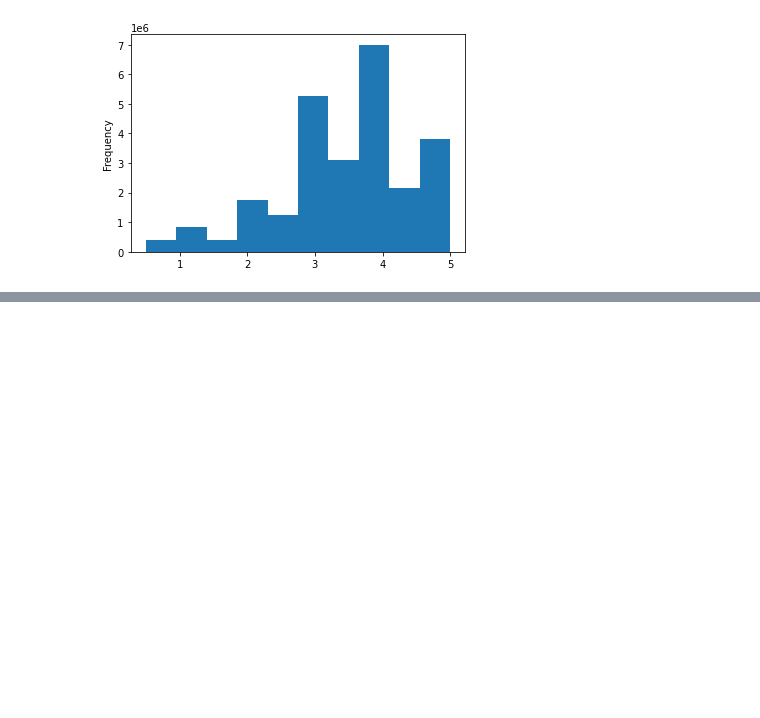
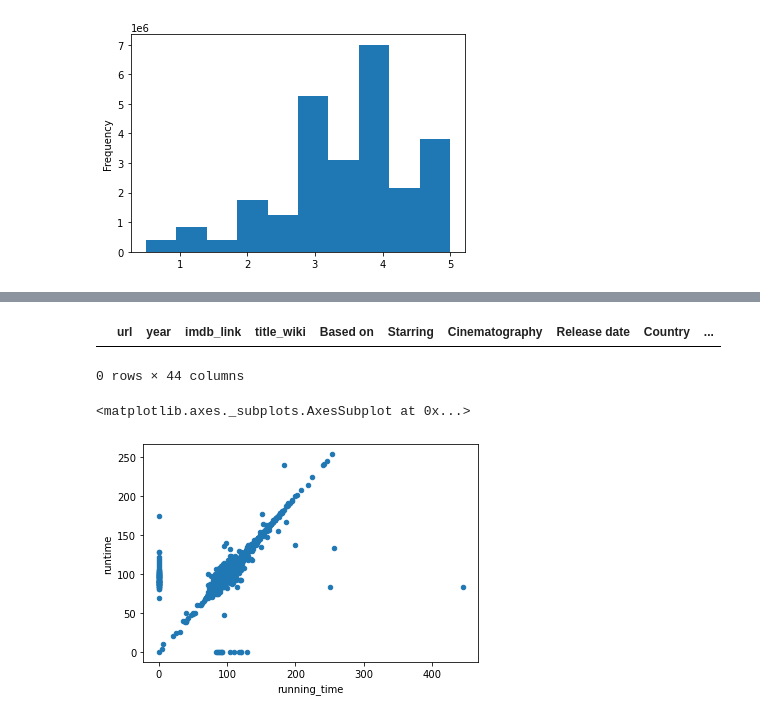
Before and after one commit to Nickguild1993/Movies_database_ETL, a Jupyter notebook: wikipedia_movies_extraction.ipynb, the cells around one changed output, grey strips where cells are left out. Cells and saved outputs as stored; diff of their text form; code cells hidden in the pictures; blank space fills up the shorter version.

Commit message:
up to 8.4.2 done...

```diff
--- a/wikipedia_movies_extraction.ipynb
+++ b/wikipedia_movies_extraction.ipynb
@@ -1697,7 +1679,7 @@ Name: Release date, Length: 7033, dtype: object
 # Similar pattern to parsing box office and budget, but with different forms.
 
 # make a variable that holds the non-null values of Release date in the Dataframe, converting lists to strings.
+release_date = wiki_movies_df['Release date'].dropna().apply(lambda x: ' '.join(x) if type(x) == list else x)
 
-release_date = wiki_movies_df["Release date"].dropna().apply(lambda x: "" if type(x) == list else x)
 release_date.head(30)
 # %% [output]
@@ -1765,5 +1726,9 @@ release_date.str.extract(f'({date_form_one} | {date_form_two} | {date_form_three
 # %%
+# extract the dates with:
+# release_date.str.extract(f'({date_form_one}|{date_form_two}|{date_form_three}|{date_form_four})', flags=re.IGNORECASE)
+
+
 # instead of creating out own function to parse the dates, we'll use the built in **to_datetime() method in pandas.
 # Since there are different date formats, set the "infer_datetime_format" option to True.
 
-wiki_movies_df["Release date"]= pd.to_datetime(release_date.str.extract(f'({date_form_one} | {date_form_two} | {date_form_three} | {date_form_four})')[0], infer_datetime_format = True)
+wiki_movies_df['release_date'] = pd.to_datetime(release_date.str.extract(f'({date_form_one}|{date_form_two}|{date_form_three}|{date_form_four})')[0], infer_datetime_format=True)
@@ -2116,0 +2089,18 @@ Name: rating, dtype: float64
+# %%
+# print out a list of columns so we can see which ones are redundant.
+# use the "suffixes" parameter to make it easier to identify from which table each column came from.
+
+movies_df = pd.merge(wiki_movies_df, kaggle_metadata, on= "imdb_id", suffixes =["_wiki", "_kaggle"])
+
+# 7 pairs of columns that have redundant data
+
+# Competing data:
+# Wiki                     Movielens                Resolution
+#--------------------------------------------------------------------------
+# title_wiki               title_kaggle             Drop title_wiki (not done)
+# running_time             runtime                  Drop running_time, fill in (kaggle) zeros w/ wiki data (not done)
+# budget_wiki              budget_kaggle            Drop budget_wiki, fill in (kaggle) zeros w/ wiki data (not done)
+# box_office               revenue                  Drop box_office, fill (kaggle) zeros w/ wiki data (not done)
+# release_date_wiki        release_date_kaggle      Drop release_date_wiki (not done)
+# Language                 original_language        Drop Language (not done)
+# Production company(s)    production_companies     Drop Production company(s) (not done)
@@ -2116,0 +2148,33 @@ Name: rating, dtype: float64
+# %%
+# TITLE cont.
+#confirm that there aren't any missing titles in the kaggle data.
+
+movies_df[(movies_df["title_kaggle"]== "") | (movies_df["title_kaggle"].isnull())]
+
+# no nulls and no empty strings ("")
+
+# so we can just blow up the wikipedia titles
+
+# RESOLUTION FOR TITLES: DROP TITLE_WIKI
+# %% [output]
+|  | url | year | imdb_link | title_wiki | Based on | Starring | Cinematography | Release date | Country | ... |
+0 rows × 44 columns
+# %%
+## RUNTIME ## (wiki: running_time, kaggle: runtime)
+
+# can look at how similar they're through the use a scatterplot. if they were exactly the same,
+# we'd see a perfectly straight line.
+
+# scatterplots DONT show null values (and since its merged data, expect missing values) so need to fill
+# them in with zeros when we're making our plots to get whole picture.
+
+# following will fill in the missing values with zero and make scatter plot.
+
+movies_df.fillna(0).plot(x= "running_time", y= "runtime", kind= "scatter")
+
+# pretty close, but wiki(running_time) has some outliers, so KAGGLE is better choice.
+
+# however, kaggle has some movies at 0 minutes for the runtime but wikipedia has data, so we'll fill in gaps w/ wiki data.
+# %% [output]
+<matplotlib.axes._subplots.AxesSubplot at 0x...>
+[figure, added]
```
Also changed, not shown: parts of 52 cells of this notebook.
